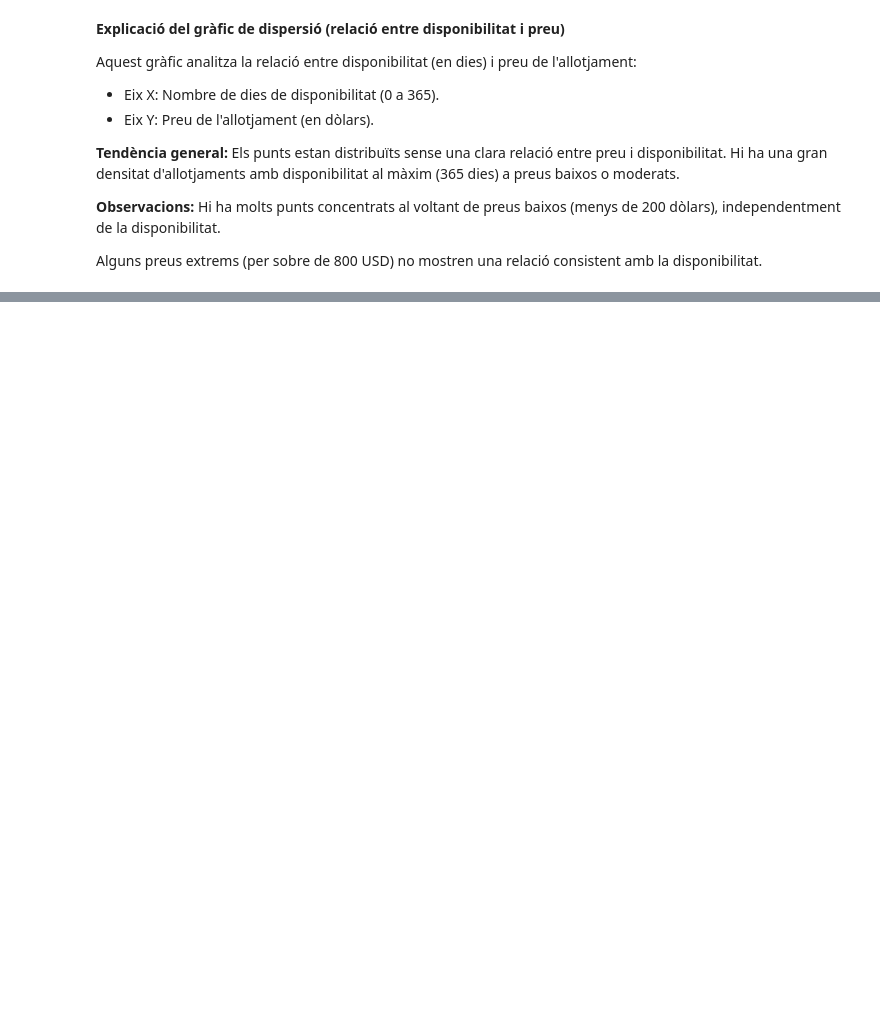
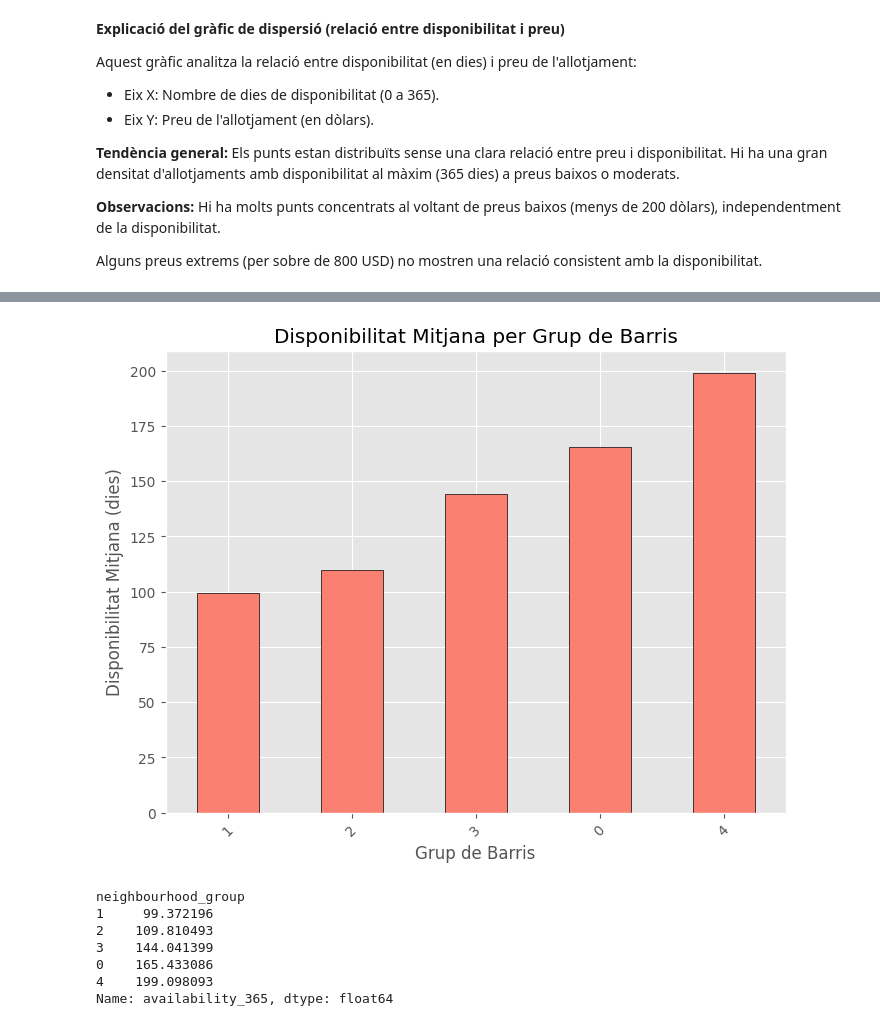
Before and after one commit to angela-uab/Kaggle-APC, a Jupyter notebook: kaggle.ipynb, the cells around one changed output, grey strips where cells are left out. Saved outputs shown, nothing was run; the diff lists cells and outputs as text; code cells hidden in the pictures; blank space fills up the shorter version.

```diff
--- a/kaggle.ipynb
+++ b/kaggle.ipynb
@@ -505,0 +558,24 @@ Alguns preus extrems (per sobre de 800 USD) no mostren una relació consistent a
+# %%
+# Càlcul de la disponibilitat mitjana per grup de barris
+mean_availability_by_neighbourhood_group = df.groupby('neighbourhood_group')['availability_365'].mean().sort_values()
+
+# Visualització de la disponibilitat mitjana per grup de barris
+plt.figure(figsize=(8, 6))
+mean_availability_by_neighbourhood_group.plot(kind='bar', color='salmon', edgecolor='black')
+plt.title('Disponibilitat Mitjana per Grup de Barris')
+plt.xlabel('Grup de Barris')
+plt.ylabel('Disponibilitat Mitjana (dies)')
+plt.xticks(rotation=45)
+plt.show()
+
+# Mostrem el resultat al terminal també
+print(mean_availability_by_neighbourhood_group)
+# %% [output]
+[figure, added]
+neighbourhood_group
+1     99.372196
+2    109.810493
+3    144.041399
+0    165.433086
+4    199.098093
+Name: availability_365, dtype: float64
```
Also changed, not shown: parts of 13 cells of this notebook.
